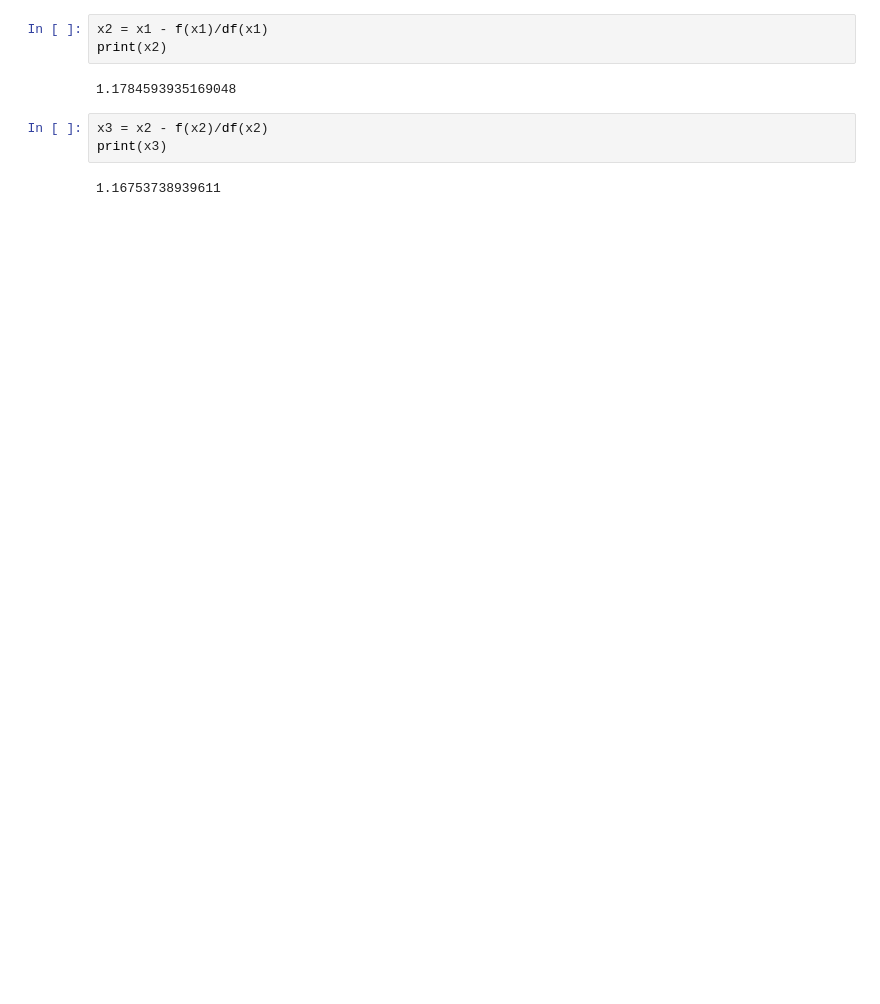
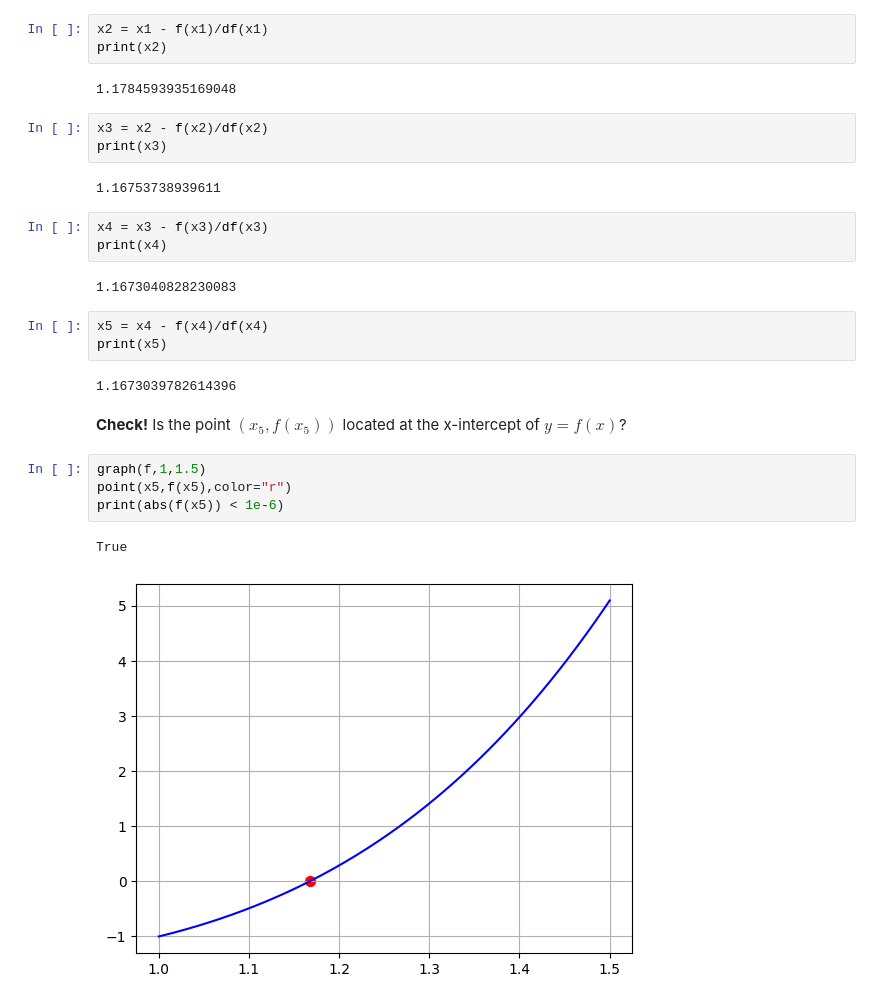
Before and after one commit to CTLMath/birs2025group0, a Jupyter notebook: newton.ipynb, the cells around one changed output. Cells and saved outputs as stored; diff of their text form; blank space fills up the shorter version.

```diff
--- a/newton.ipynb
+++ b/newton.ipynb
@@ -47,3 +99,22 @@ x3 = x2 - f(x2)/df(x2)
 print(x3)
 # %% [output]
 1.16753738939611
+# %%
+x4 = x3 - f(x3)/df(x3)
+print(x4)
+# %% [output]
+1.1673040828230083
+# %%
+x5 = x4 - f(x4)/df(x4)
+print(x5)
+# %% [output]
+1.1673039782614396
+# %% [markdown]
+**Check!** Is the point $(x_5,f(x_5))$ located at the x-intercept of $y = f(x)$?
+# %%
+graph(f,1,1.5)
+point(x5,f(x5),color="r")
+print(abs(f(x5)) < 1e-6)
+# %% [output]
+True
+[figure, added]
```
Also changed, not shown: parts of 18 cells of this notebook, 4 other files.
